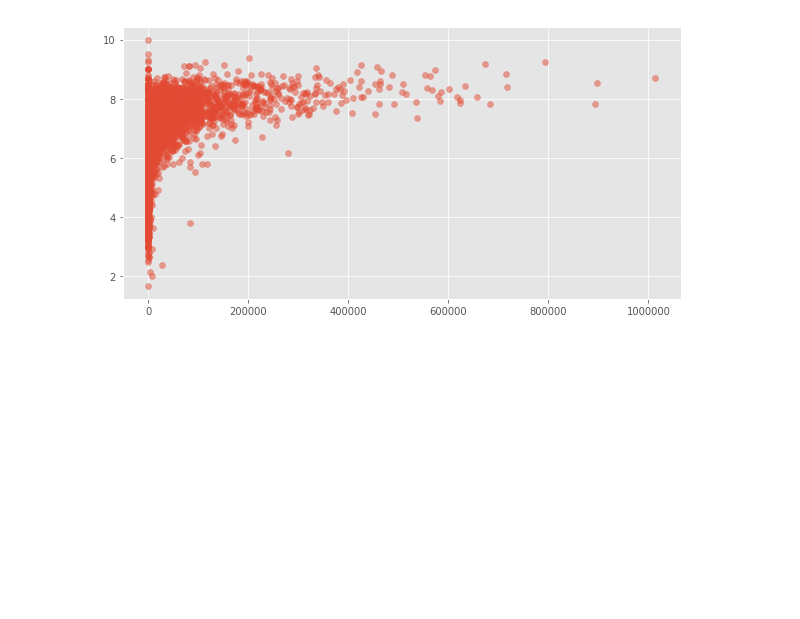
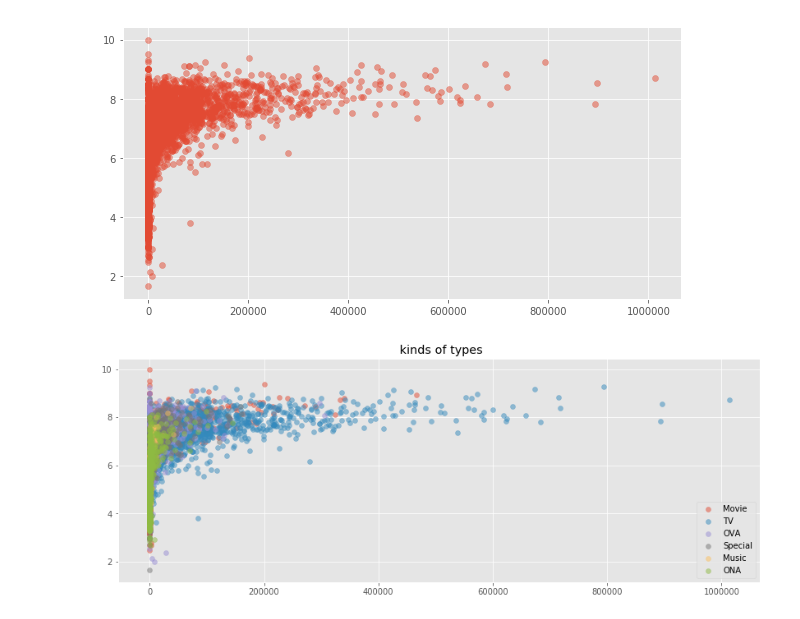
Before and after one commit to zerosum99/matplotlib, a Jupyter notebook: 산포도 그래프 그리기.ipynb, the cells around one changed output. Drawn from its saved outputs; the diff is of its cells as text; code cells hidden in the pictures; blank space fills up the shorter version.

```diff
--- a/산포도 그래프 그리기.ipynb
+++ b/산포도 그래프 그리기.ipynb
@@ -57,3 +57,23 @@ ax.scatter(df['members'], df['rating'], alpha=0.5)
 plt.show()
 # %% [output]
 [figure]
+# %%
+fig = plt.figure(figsize=(14,5))
+
+ax = fig.add_subplot(111)
+
+types = df['type'].unique()
+
+for t in types :
+    x = df.loc[df['type'] ==t, "members"]
+    y = df.loc[df['type'] ==t, "rating"]
+
+    ax.scatter(x, y, alpha=0.5, label=t)
+
+
+ax.set_title(" kinds of types")
+ax.legend()
+
+plt.show()
+# %% [output]
+[figure, added]
```
